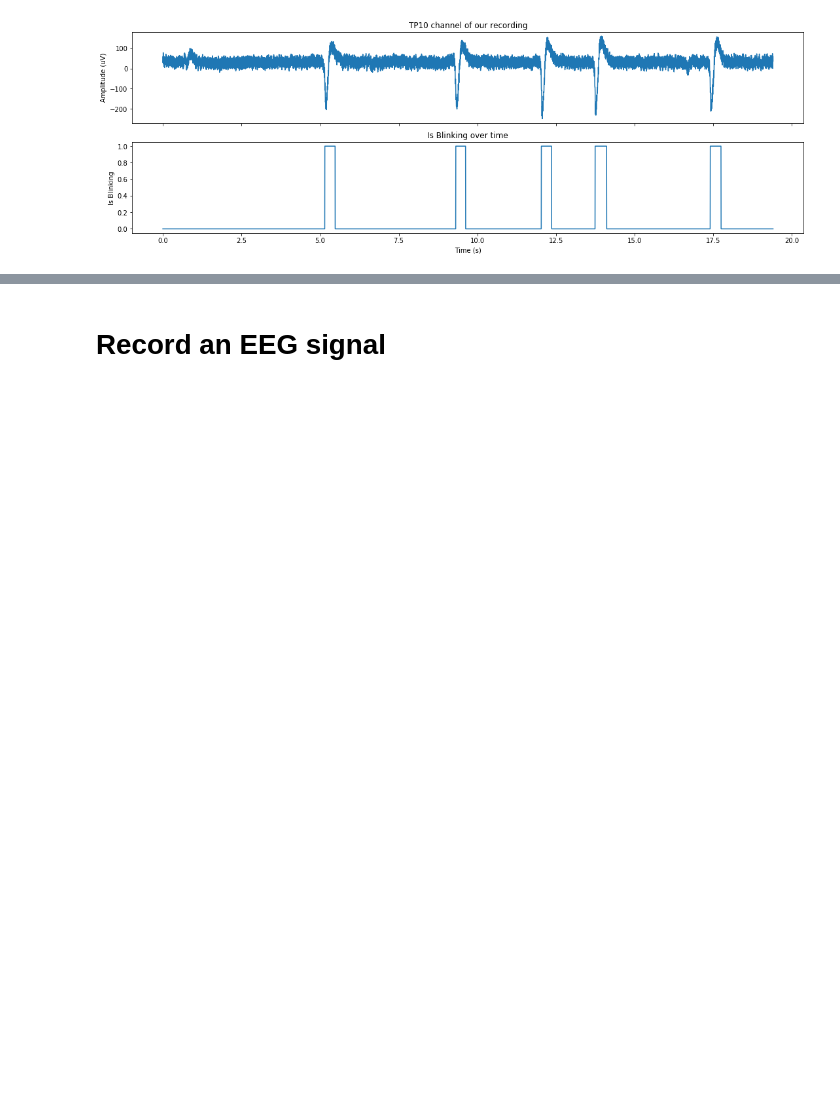
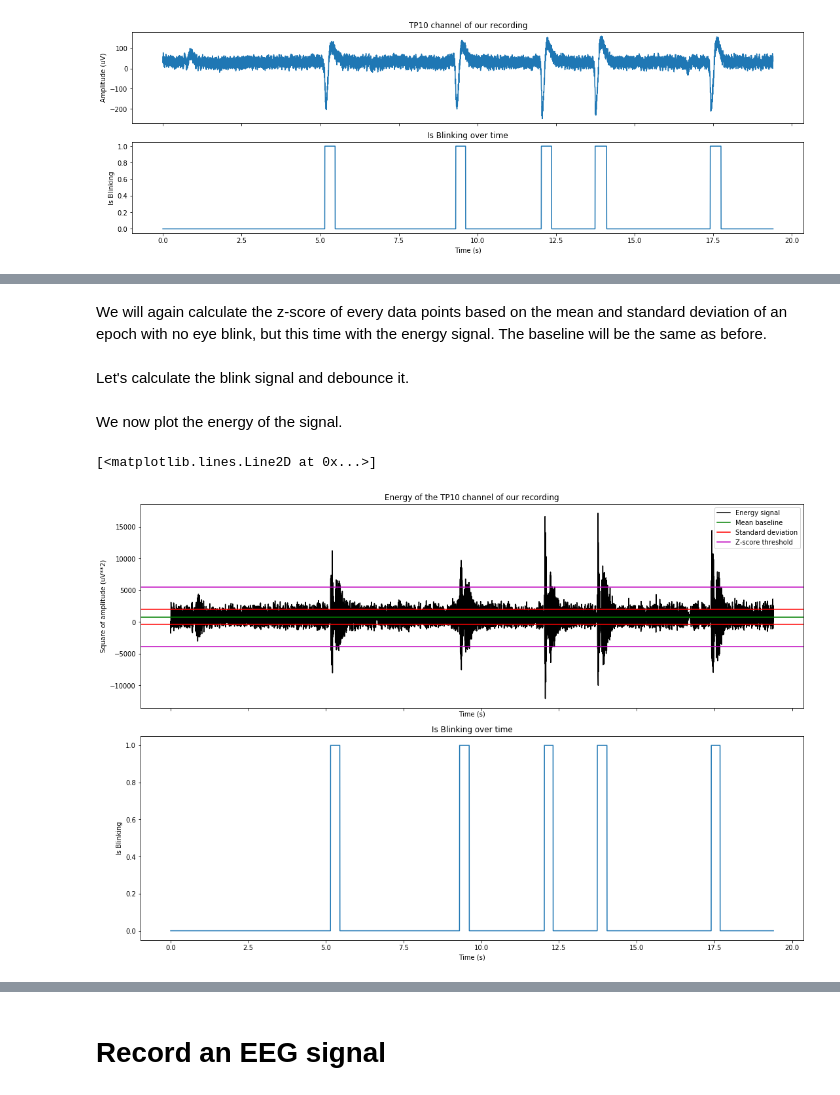
Before and after one commit to PolyCortex/onboarding-challenge, a Jupyter notebook: onboarding-challenge.ipynb, the cells around one changed output, grey strips where cells are left out. Saved outputs shown, nothing was run; the diff lists cells and outputs as text; code cells hidden in the pictures; blank space fills up the shorter version.

```diff
--- a/onboarding-challenge.ipynb
+++ b/onboarding-challenge.ipynb
@@ -300,0 +232,33 @@ axes[1].plot(eeg_data['timestamps'], blink_signal)
+# %% [markdown]
+We will again calculate the z-score of every data points based on the mean and standard deviation of an epoch with no eye blink, but this time with the energy signal. The baseline will be the same as before.
+# %%
+(mean, std_deviation, tkeo_eeg_data_zscore) = convert_to_zscore(tkeo_eeg_data, BASELINE_SAMPLES_RANGE)
+# %% [markdown]
+Let's calculate the blink signal and debounce it.
+# %%
+Z_SCORE_THRESHOLD = 4
+blink_signal = debounce_signal([abs(z_scored_data_point) > Z_SCORE_THRESHOLD for z_scored_data_point in eeg_data_zscore])
+# %% [markdown]
+We now plot the energy of the signal.
+# %%
+fig, axes = plt.subplots(2, 1, constrained_layout=True, sharex=True, figsize=[15,10])
+
+axes[0].set_title('Energy of the TP10 channel of our recording')
+axes[0].set_xlabel('Time (s)')
+axes[0].set_ylabel('Square of amplitude (uV**2)')
+axes[0].plot(eeg_data['timestamps'], tkeo_eeg_data, color='black', label='Energy signal')
+
+axes[0].axhline(y=mean, color='g', label='Mean baseline')
+axes[0].axhline(y=mean + std_deviation, color='r', label='Standard deviation')
+axes[0].axhline(y=mean - std_deviation, color='r')
+axes[0].axhline(y=mean + Z_SCORE_THRESHOLD * std_deviation, color='m', label='Z-score threshold')
+axes[0].axhline(y=mean - Z_SCORE_THRESHOLD * std_deviation, color='m')
+axes[0].legend()
+
+axes[1].set_title('Is Blinking over time')
+axes[1].set_xlabel('Time (s)')
+axes[1].set_ylabel('Is Blinking')
+axes[1].plot(eeg_data['timestamps'], blink_signal)
+# %% [output]
+[<matplotlib.lines.Line2D at 0x...>]
+[figure, added]
```
Also changed, not shown: parts of 30 cells of this notebook, 1 other file.
